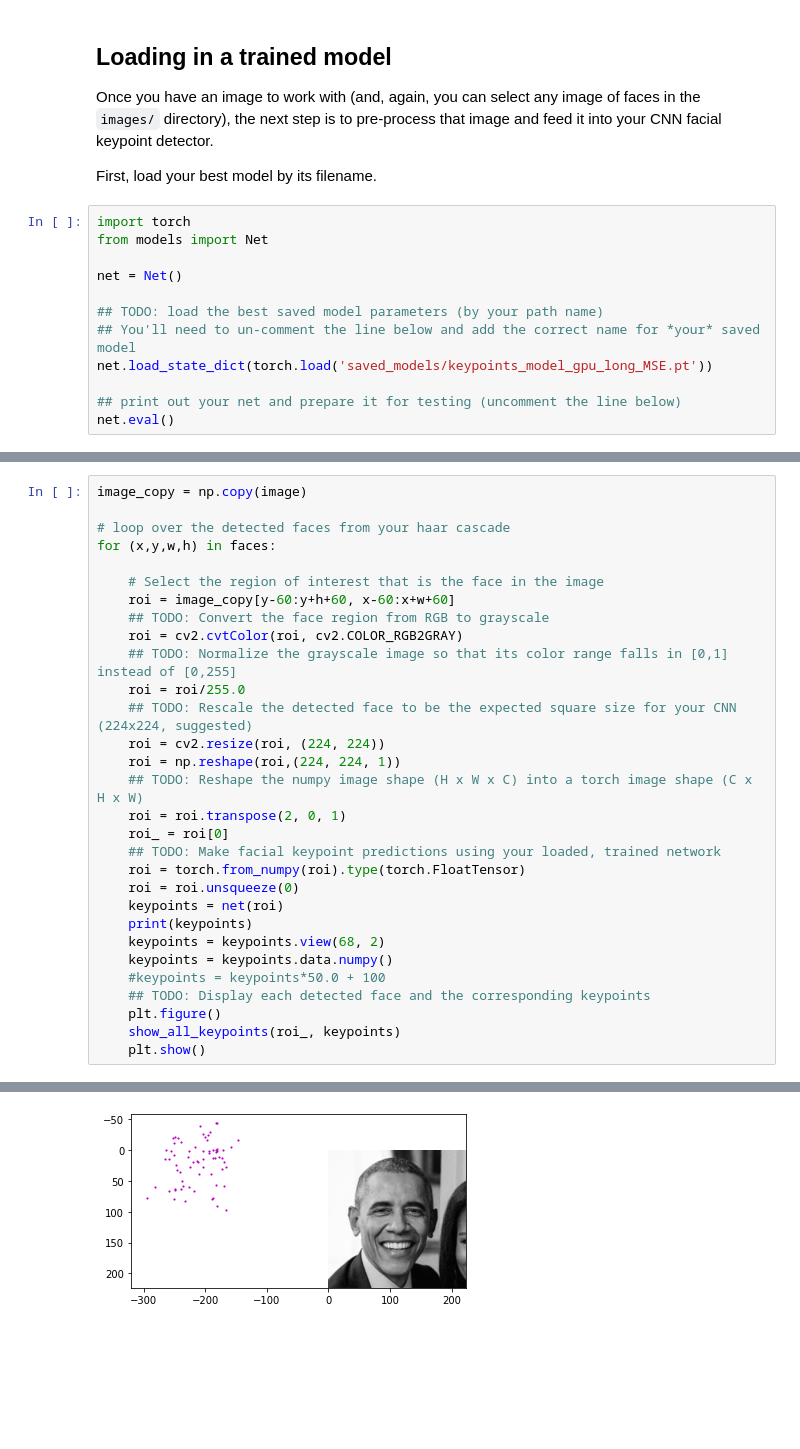
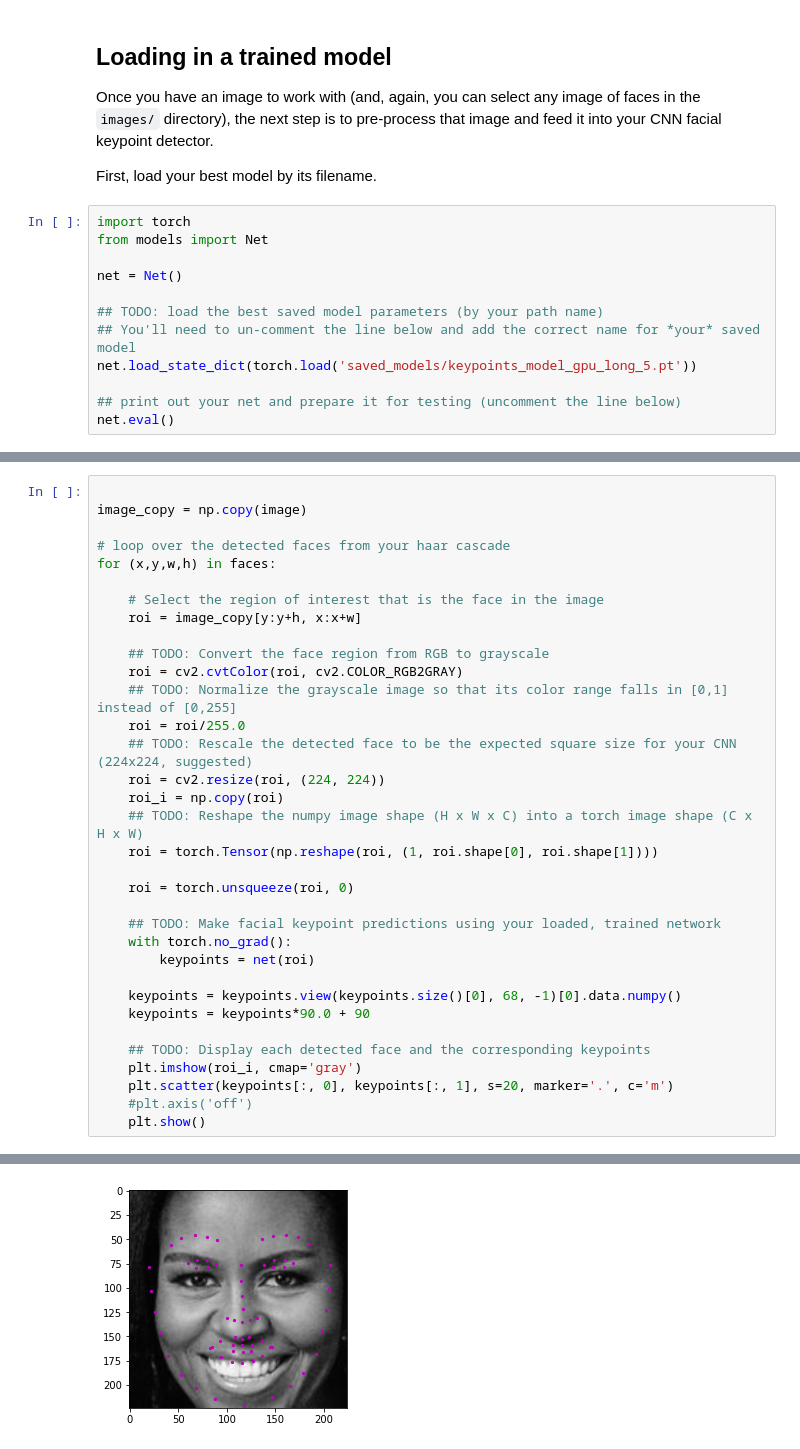
Before and after one commit to MarkusSchmitz/P1_Facial_Keypoints, a Jupyter notebook: 3. Facial Keypoint Detection, Complete Pipeline.ipynb, the cells around one changed output, grey strips where cells are left out. Drawn from its saved outputs; the diff is of its cells as text; blank space fills up the shorter version.

```diff
--- a/3. Facial Keypoint Detection, Complete Pipeline.ipynb
+++ b/3. Facial Keypoint Detection, Complete Pipeline.ipynb
@@ -82,7 +82,7 @@ net = Net()
 
 ## TODO: load the best saved model parameters (by your path name)
 ## You'll need to un-comment the line below and add the correct name for *your* saved model
-net.load_state_dict(torch.load('saved_models/keypoints_model_gpu_long_MSE.pt'))
+net.load_state_dict(torch.load('saved_models/keypoints_model_gpu_long_5.pt'))
 
 ## print out your net and prepare it for testing (uncomment the line below)
 net.eval()
@@ -132,33 +126,37 @@ After each face has been appropriately converted into an input Tensor for your n
 
 <img src='images/michelle_detected.png' width=30% height=30%/>
 # %%
+
 image_copy = np.copy(image)
 
 # loop over the detected faces from your haar cascade
 for (x,y,w,h) in faces:
 
     # Select the region of interest that is the face in the image
-    roi = image_copy[y-60:y+h+60, x-60:x+w+60]
+    roi = image_copy[y:y+h, x:x+w]
+
     ## TODO: Convert the face region from RGB to grayscale
     roi = cv2.cvtColor(roi, cv2.COLOR_RGB2GRAY)
     ## TODO: Normalize the grayscale image so that its color range falls in [0,1] instead of [0,255]
     roi = roi/255.0
     ## TODO: Rescale the detected face to be the expected square size for your CNN (224x224, suggested)
     roi = cv2.resize(roi, (224, 224))
-    roi = np.reshape(roi,(224, 224, 1))
+    roi_i = np.copy(roi)
     ## TODO: Reshape the numpy image shape (H x W x C) into a torch image shape (C x H x W)
-    roi = roi.transpose(2, 0, 1)
-    roi_ = roi[0]
+    roi = torch.Tensor(np.reshape(roi, (1, roi.shape[0], roi.shape[1])))
+
+    roi = torch.unsqueeze(roi, 0)
+
     ## TODO: Make facial keypoint predictions using your loaded, trained network
-    roi = torch.from_numpy(roi).type(torch.FloatTensor)
-    roi = roi.unsqueeze(0)
-    keypoints = net(roi)
-    print(keypoints)
-    keypoints = keypoints.view(68, 2)
-    keypoints = keypoints.data.numpy()
-    #keypoints = keypoints*50.0 + 100
+    with torch.no_grad():
+        keypoints = net(roi)
+
+    keypoints = keypoints.view(keypoints.size()[0], 68, -1)[0].data.numpy()
+    keypoints = keypoints*90.0 + 90
+
     ## TODO: Display each detected face and the corresponding keypoints
-    plt.figure()
-    show_all_keypoints(roi_, keypoints)
+    plt.imshow(roi_i, cmap='gray')
+    plt.scatter(keypoints[:, 0], keypoints[:, 1], s=20, marker='.', c='m')
+    #plt.axis('off')
     plt.show()
 # %% [output]
@@ -183 +163 @@ tensor([[-280.9895,   60.4851, -294.2282,   77.1703, -258.4838,   67.0387,
-[figure, old version]
+[figure, new version]
```
Also changed, not shown: parts of 3 cells of this notebook, 3 other files.
